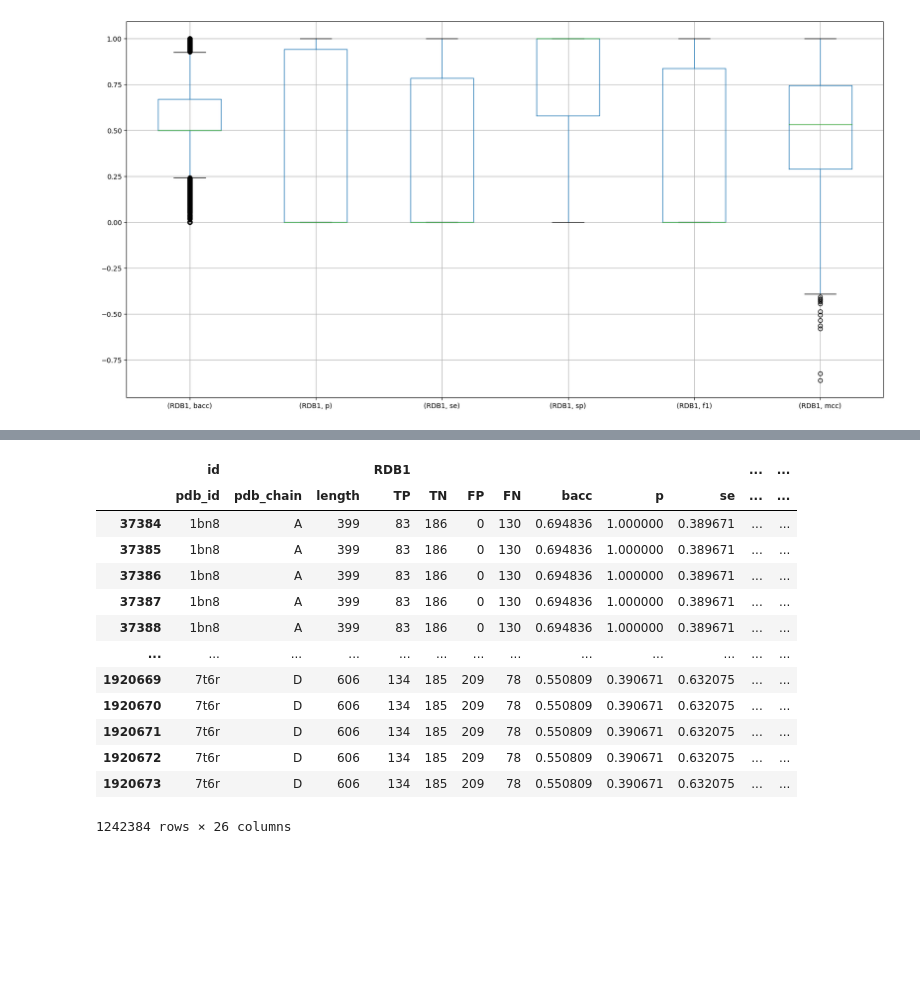
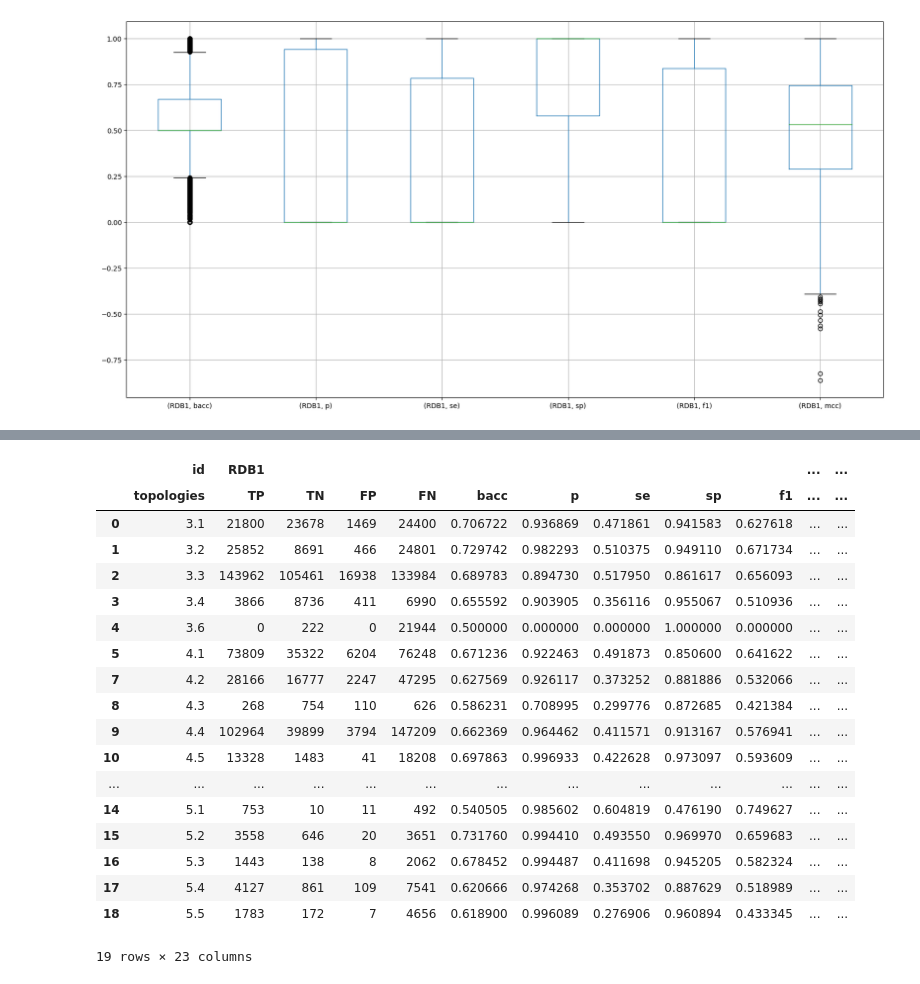
Before and after one commit to mb925/repeatsdb-lite-assessment, a Jupyter notebook: curated_assessment.ipynb, the cells around one changed output, grey strips where cells are left out. Saved outputs shown, nothing was run; the diff lists cells and outputs as text; code cells hidden in the pictures; blank space fills up the shorter version.

Commit message:
metrics by topology

```diff
--- a/curated_assessment.ipynb
+++ b/curated_assessment.ipynb
@@ -233,0 +205,12 @@ df_topologies
+# %%
+# group by topology and calc metrics
+
+# remove the ones with 2 topologies definition for simplification
+df_topologies = df[~df["topologies"].astype(str).str.contains(';')]
+df_topologies = df_topologies[df_topologies["topologies"].notna()]
+df_topologies['topologies'] = df_topologies['topologies'].astype(str)
+df_topologies = df_topologies.groupby(['topologies']).agg({'TP_1': 'sum', 'TN_1': 'sum', 'FP_1': 'sum', 'FN_1': 'sum', 'TP_2': 'sum', 'TN_2': 'sum', 'FP_2': 'sum', 'FN_2': 'sum'})
+
+
+df_topologies.columns=pd.MultiIndex.from_arrays([['RDB1', 'RDB1', 'RDB1', 'RDB1', 'RDB2', 'RDB2', 'RDB2', 'RDB2'], ['TP', 'TN', 'FP', 'FN', 'TP', 'TN', 'FP', 'FN']])
+df_topologies
@@ -233,0 +237,7 @@ df_topologies
+# %%
+# apply calc_metrics function to each row for both RDB1 and RDB2
+data = []
+for index, row in df_topologies.iterrows():
+    data.append([index, *row[:4], *calc_metrics(*row['RDB1']), *row[4:], *calc_metrics(*row['RDB2'])])
+df_top = pd.DataFrame(data)
+df_top
@@ -233,0 +263,7 @@ df_topologies
+# %%
+# # # plot
+df_top.rename(columns={0: 'topologies'}, inplace=True)
+df_top[['c', 't']] = df_top['topologies'].str.split('.', expand=True)
+df_top["t"] = pd.to_numeric(df_top["t"])
+df_top = df_top.sort_values(['c', 't'])
+df_top
@@ -234,21 +289,26 @@ df_topologies
 # %%
-df_topologies.columns=pd.MultiIndex.from_arrays([['id', 'id', 'id', 'RDB1', 'RDB1', 'RDB1', 'RDB1', 'RDB1', 'RDB1', 'RDB1', 'RDB1', 'RDB1', 'RDB1', 'RDB2', 'RDB2', 'RDB2', 'RDB2', 'RDB2', 'RDB2', 'RDB2', 'RDB2', 'RDB2', 'RDB2', 'level', 'level', 'level'], ['pdb_id', 'pdb_chain', 'length', 'TP', 'TN', 'FP', 'FN', 'bacc', 'p', 'se', 'sp', 'f1', 'mcc', 'TP', 'TN', 'FP', 'FN', 'bacc', 'p', 'se', 'sp', 'f1', 'mcc', 'full', 'c', 't']])
-df_topologies
+df_top.columns=pd.MultiIndex.from_arrays([['id', 'RDB1', 'RDB1', 'RDB1', 'RDB1', 'RDB1', 'RDB1', 'RDB1', 'RDB1', 'RDB1', 'RDB1', 'RDB2', 'RDB2', 'RDB2', 'RDB2', 'RDB2', 'RDB2', 'RDB2', 'RDB2', 'RDB2', 'RDB2', 'id', 'id'], ['topologies', 'TP', 'TN', 'FP', 'FN', 'bacc', 'p', 'se', 'sp', 'f1', 'mcc', 'TP', 'TN', 'FP', 'FN', 'bacc', 'p', 'se', 'sp', 'f1', 'mcc', 'c', 't']])
+df_top
 # %% [output]
-|  | id |  |  | RDB1 |  |  |  |  |  |  | ... | ... |
-|  | pdb_id | pdb_chain | length | TP | TN | FP | FN | bacc | p | se | ... | ... |
-| 37384 | 1bn8 | A | 399 | 83 | 186 | 0 | 130 | 0.694836 | 1.000000 | 0.389671 | ... | ... |
-| 37385 | 1bn8 | A | 399 | 83 | 186 | 0 | 130 | 0.694836 | 1.000000 | 0.389671 | ... | ... |
-| 37386 | 1bn8 | A | 399 | 83 | 186 | 0 | 130 | 0.694836 | 1.000000 | 0.389671 | ... | ... |
-| 37387 | 1bn8 | A | 399 | 83 | 186 | 0 | 130 | 0.694836 | 1.000000 | 0.389671 | ... | ... |
-| 37388 | 1bn8 | A | 399 | 83 | 186 | 0 | 130 | 0.694836 | 1.000000 | 0.389671 | ... | ... |
+|  | id | RDB1 |  |  |  |  |  |  |  |  | ... | ... |
+|  | topologies | TP | TN | FP | FN | bacc | p | se | sp | f1 | ... | ... |
+| 0 | 3.1 | 21800 | 23678 | 1469 | 24400 | 0.706722 | 0.936869 | 0.471861 | 0.941583 | 0.627618 | ... | ... |
+| 1 | 3.2 | 25852 | 8691 | 466 | 24801 | 0.729742 | 0.982293 | 0.510375 | 0.949110 | 0.671734 | ... | ... |
+| 2 | 3.3 | 143962 | 105461 | 16938 | 133984 | 0.689783 | 0.894730 | 0.517950 | 0.861617 | 0.656093 | ... | ... |
+| 3 | 3.4 | 3866 | 8736 | 411 | 6990 | 0.655592 | 0.903905 | 0.356116 | 0.955067 | 0.510936 | ... | ... |
+| 4 | 3.6 | 0 | 222 | 0 | 21944 | 0.500000 | 0.000000 | 0.000000 | 1.000000 | 0.000000 | ... | ... |
+| 5 | 4.1 | 73809 | 35322 | 6204 | 76248 | 0.671236 | 0.922463 | 0.491873 | 0.850600 | 0.641622 | ... | ... |
+| 7 | 4.2 | 28166 | 16777 | 2247 | 47295 | 0.627569 | 0.926117 | 0.373252 | 0.881886 | 0.532066 | ... | ... |
+| 8 | 4.3 | 268 | 754 | 110 | 626 | 0.586231 | 0.708995 | 0.299776 | 0.872685 | 0.421384 | ... | ... |
+| 9 | 4.4 | 102964 | 39899 | 3794 | 147209 | 0.662369 | 0.964462 | 0.411571 | 0.913167 | 0.576941 | ... | ... |
+| 10 | 4.5 | 13328 | 1483 | 41 | 18208 | 0.697863 | 0.996933 | 0.422628 | 0.973097 | 0.593609 | ... | ... |
 | ... | ... | ... | ... | ... | ... | ... | ... | ... | ... | ... | ... | ... |
-| 1920669 | 7t6r | D | 606 | 134 | 185 | 209 | 78 | 0.550809 | 0.390671 | 0.632075 | ... | ... |
-| 1920670 | 7t6r | D | 606 | 134 | 185 | 209 | 78 | 0.550809 | 0.390671 | 0.632075 | ... | ... |
-| 1920671 | 7t6r | D | 606 | 134 | 185 | 209 | 78 | 0.550809 | 0.390671 | 0.632075 | ... | ... |
-| 1920672 | 7t6r | D | 606 | 134 | 185 | 209 | 78 | 0.550809 | 0.390671 | 0.632075 | ... | ... |
-| 1920673 | 7t6r | D | 606 | 134 | 185 | 209 | 78 | 0.550809 | 0.390671 | 0.632075 | ... | ... |
+| 14 | 5.1 | 753 | 10 | 11 | 492 | 0.540505 | 0.985602 | 0.604819 | 0.476190 | 0.749627 | ... | ... |
+| 15 | 5.2 | 3558 | 646 | 20 | 3651 | 0.731760 | 0.994410 | 0.493550 | 0.969970 | 0.659683 | ... | ... |
+| 16 | 5.3 | 1443 | 138 | 8 | 2062 | 0.678452 | 0.994487 | 0.411698 | 0.945205 | 0.582324 | ... | ... |
+| 17 | 5.4 | 4127 | 861 | 109 | 7541 | 0.620666 | 0.974268 | 0.353702 | 0.887629 | 0.518989 | ... | ... |
+| 18 | 5.5 | 1783 | 172 | 7 | 4656 | 0.618900 | 0.996089 | 0.276906 | 0.960894 | 0.433345 | ... | ... |
-1242384 rows × 26 columns
+19 rows × 23 columns
 # %%
 # plot
 x = ['3.1 Beta-solenoid', '3.2 Alpha/beta solenoid',
```
Also changed, not shown: parts of 5 cells of this notebook.
